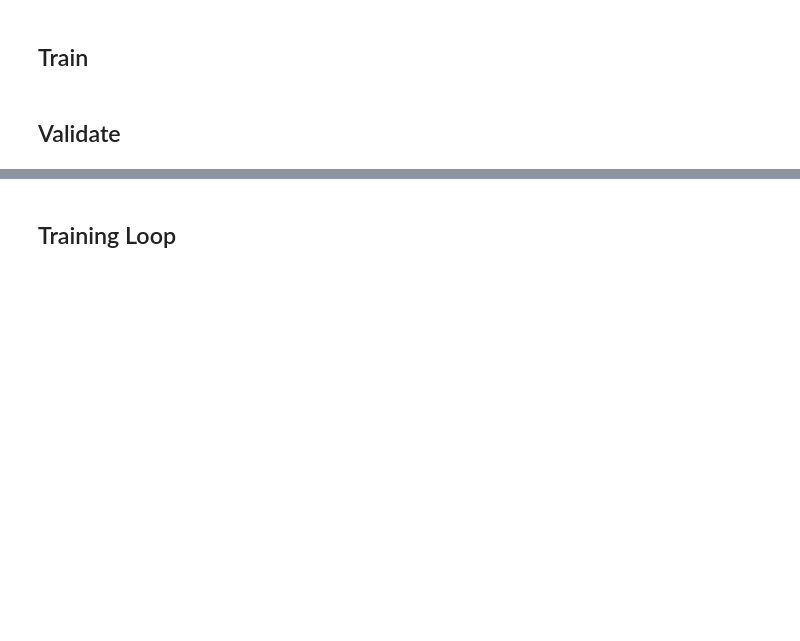
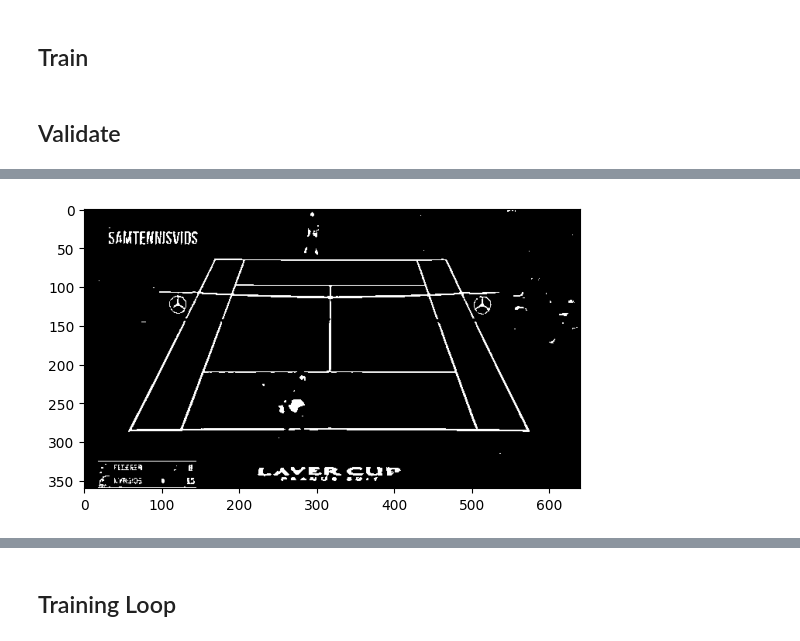
Before and after one commit to Colliquake/TrackNet, a Jupyter notebook: TennisNet.ipynb, the cells around one changed output, grey strips where cells are left out. Drawn from its saved outputs; the diff is of its cells as text; code cells hidden in the pictures; blank space fills up the shorter version.

```diff
--- a/TennisNet.ipynb
+++ b/TennisNet.ipynb
@@ -309,0 +404,2 @@ def validate(model, val_loader, criterion, device):
+# %%
+heatmap = heatmap.astype(np.uint8)
@@ -309,0 +430,4 @@ def validate(model, val_loader, criterion, device):
+# %%
+plt.imshow(heatmap, cmap='gray');
+# %% [output]
+[figure, added]
```
Also changed, not shown: parts of 41 cells of this notebook.
